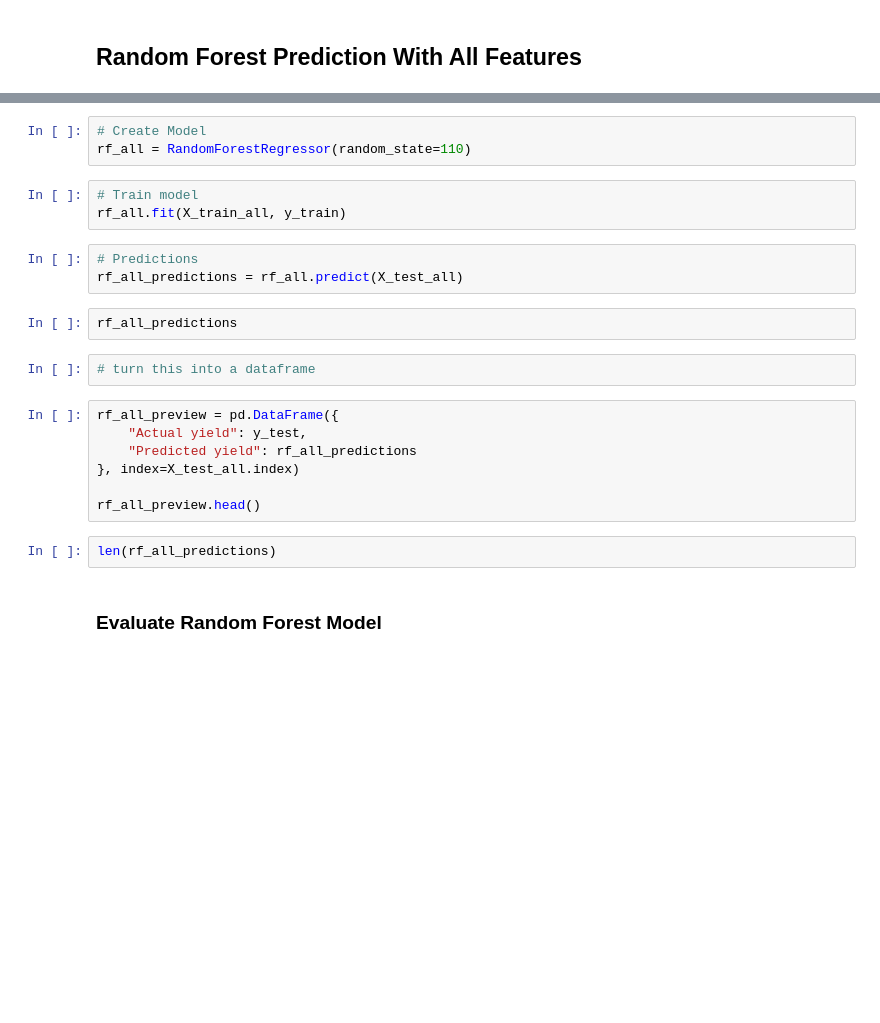
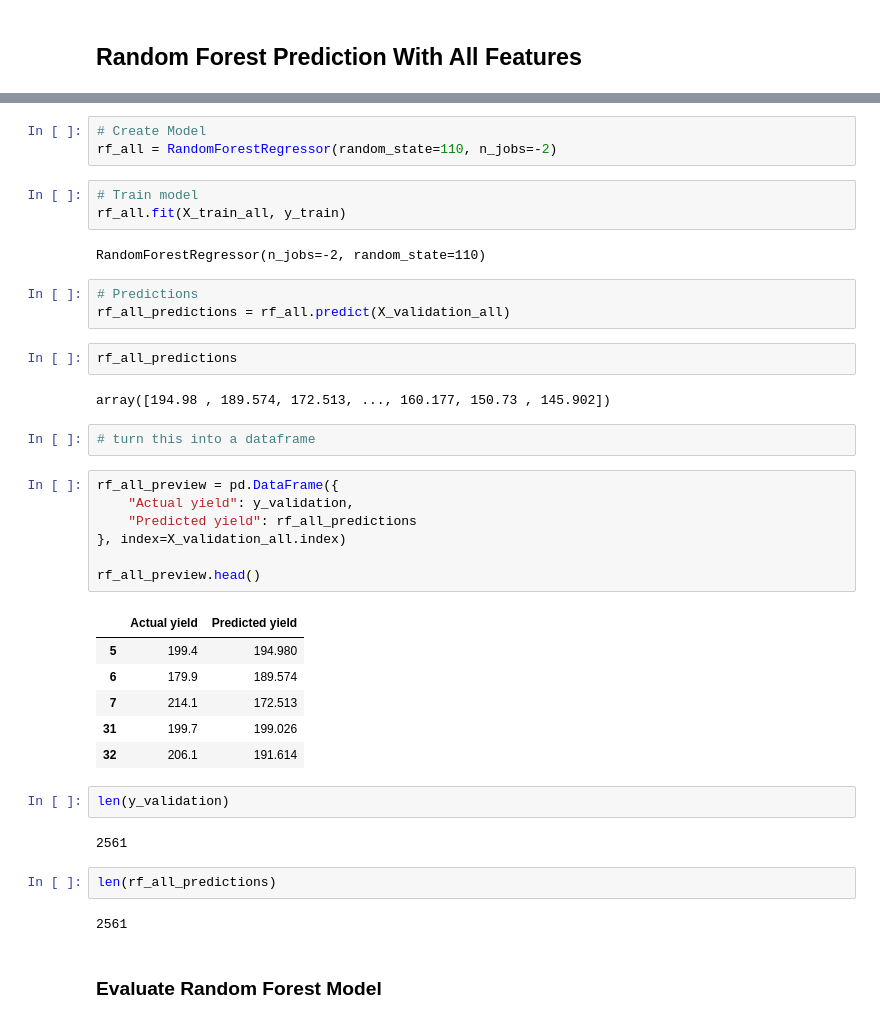
Before and after one commit to JTRIII/corn-yield-thesis, a Jupyter notebook: notebooks/06_model_evaluation_and_final_results.ipynb, the cells around one changed output, grey strips where cells are left out. Drawn from its saved outputs; the diff is of its cells as text; blank space fills up the shorter version.

Commit message:
Random Forest Prediction With All Features

```diff
--- a/notebooks/06_model_evaluation_and_final_results.ipynb
+++ b/notebooks/06_model_evaluation_and_final_results.ipynb
@@ -530,25 +533,42 @@ print("Test inputs:", X_test_all.shape)
 # %%
 # Create Model
-rf_all = RandomForestRegressor(random_state=110)
+rf_all = RandomForestRegressor(random_state=110, n_jobs=-2)
 # %%
 # Train model
 rf_all.fit(X_train_all, y_train)
+# %% [output]
+RandomForestRegressor(n_jobs=-2, random_state=110)
 # %%
 # Predictions
-rf_all_predictions = rf_all.predict(X_test_all)
+rf_all_predictions = rf_all.predict(X_validation_all)
 # %%
 rf_all_predictions
+# %% [output]
+array([194.98 , 189.574, 172.513, ..., 160.177, 150.73 , 145.902])
 # %%
 # turn this into a dataframe
 # %%
 rf_all_preview = pd.DataFrame({
-    "Actual yield": y_test,
+    "Actual yield": y_validation,
     "Predicted yield": rf_all_predictions
-}, index=X_test_all.index)
+}, index=X_validation_all.index)
 
 rf_all_preview.head()
+# %% [output]
+|  | Actual yield | Predicted yield |
+| 5 | 199.4 | 194.980 |
+| 6 | 179.9 | 189.574 |
+| 7 | 214.1 | 172.513 |
+| 31 | 199.7 | 199.026 |
+| 32 | 206.1 | 191.614 |
+# %%
+len(y_validation)
+# %% [output]
+2561
 # %%
 len(rf_all_predictions)
+# %% [output]
+2561
 # %% [markdown]
 ### Evaluate Random Forest Model
 # %%
```
Also changed, not shown: parts of 1 cell of this notebook.
